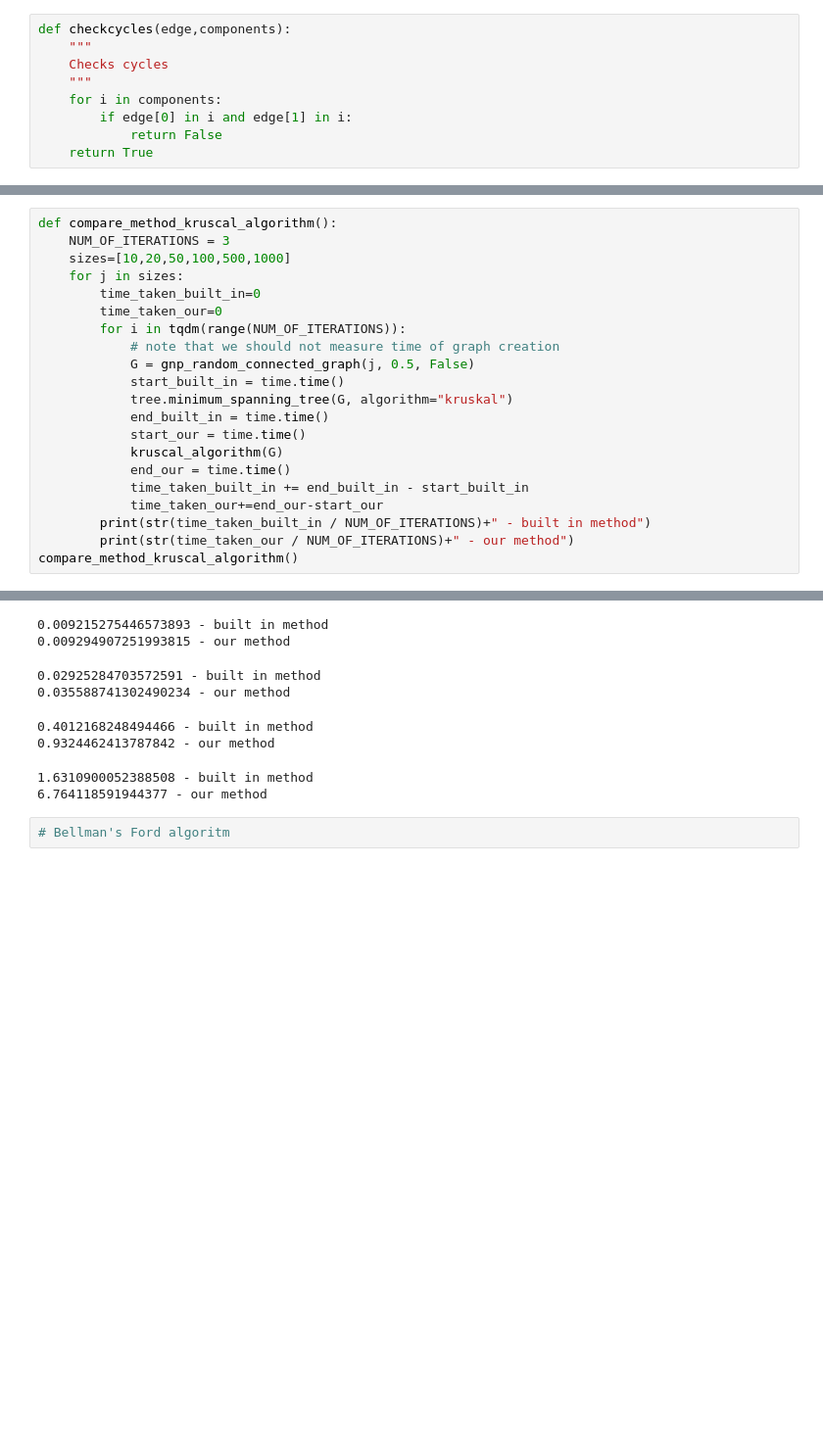
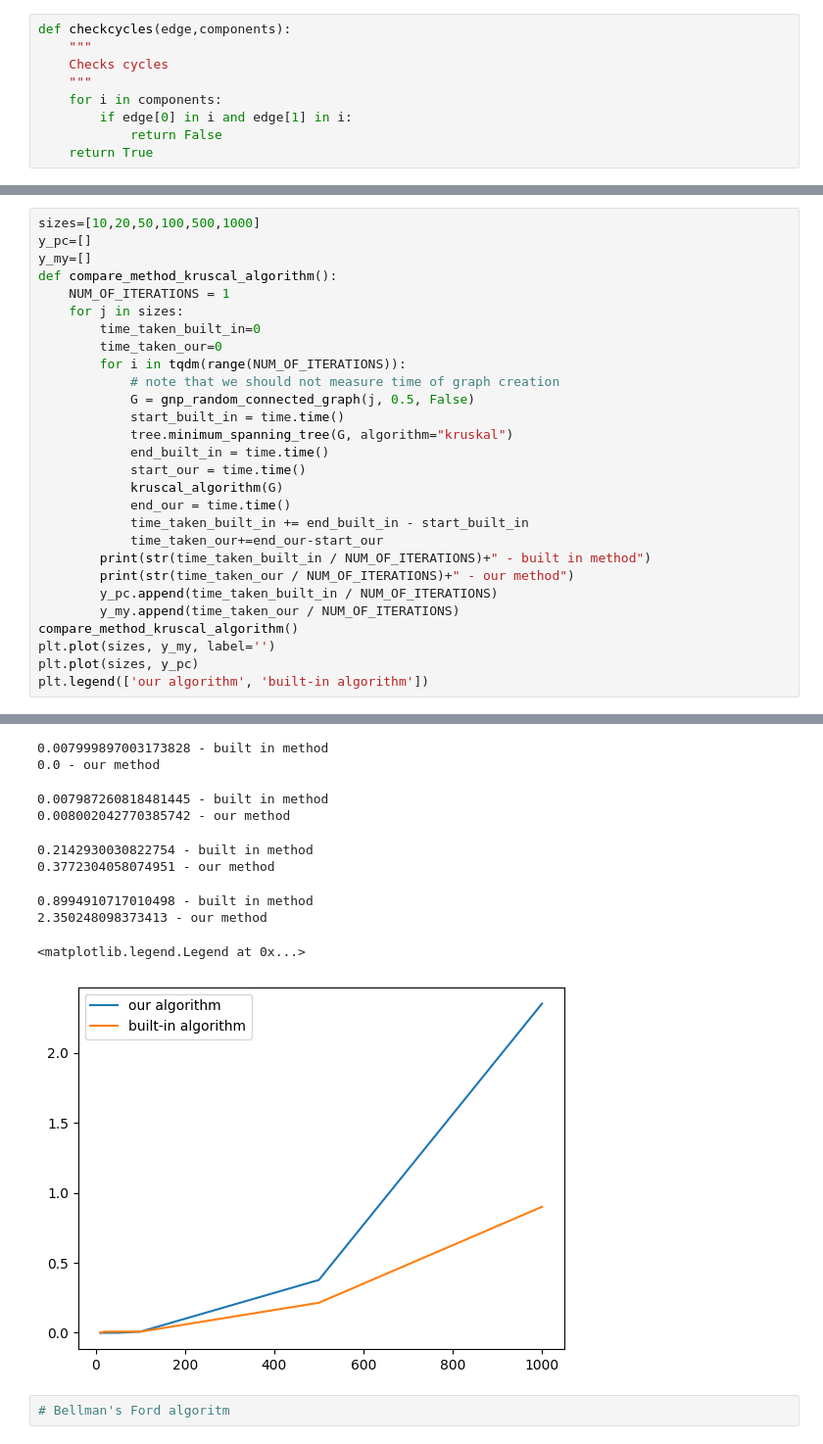
Before and after one commit to mikl123/Disckret_lab_1, a Jupyter notebook: task1.ipynb, the cells around one changed output, grey strips where cells are left out. Shown: that part at 98% size. Drawn from its saved outputs; the diff is of its cells as text; blank space fills up the shorter version.

```diff
--- a/task1.ipynb
+++ b/task1.ipynb
@@ -188,7 +194,9 @@ kruscal_algorithm(gnp_random_connected_graph(10,0.7,False))
 # %%
+sizes=[10,20,50,100,500,1000]
+y_pc=[]
+y_my=[]
 def compare_method_kruscal_algorithm():
-    NUM_OF_ITERATIONS = 3
-    sizes=[10,20,50,100,500,1000]
+    NUM_OF_ITERATIONS = 1
     for j in sizes:
         time_taken_built_in=0
         time_taken_our=0
@@ -205,5 +213,10 @@ def compare_method_kruscal_algorithm():
             time_taken_our+=end_our-start_our
         print(str(time_taken_built_in / NUM_OF_ITERATIONS)+" - built in method")
         print(str(time_taken_our / NUM_OF_ITERATIONS)+" - our method")
+        y_pc.append(time_taken_built_in / NUM_OF_ITERATIONS)
+        y_my.append(time_taken_our / NUM_OF_ITERATIONS)
 compare_method_kruscal_algorithm()
+plt.plot(sizes, y_my, label='')
+plt.plot(sizes, y_pc)
+plt.legend(['our algorithm', 'built-in algorithm'])
 # %% [output]
@@ -214,11 +227,13 @@ compare_method_kruscal_algorithm()
-0.009215275446573893 - built in method
-0.009294907251993815 - our method
+0.007999897003173828 - built in method
+0.0 - our method
-0.02925284703572591 - built in method
-0.035588741302490234 - our method
+0.007987260818481445 - built in method
+0.008002042770385742 - our method
-0.4012168248494466 - built in method
-0.9324462413787842 - our method
+0.2142930030822754 - built in method
+0.3772304058074951 - our method
-1.6310900052388508 - built in method
-6.764118591944377 - our method
+0.8994910717010498 - built in method
+2.350248098373413 - our method
+<matplotlib.legend.Legend at 0x...>
+[figure, added]
 # %%
 # Bellman's Ford algoritm
 # %%
```
Also changed, not shown: parts of 10 cells of this notebook.
